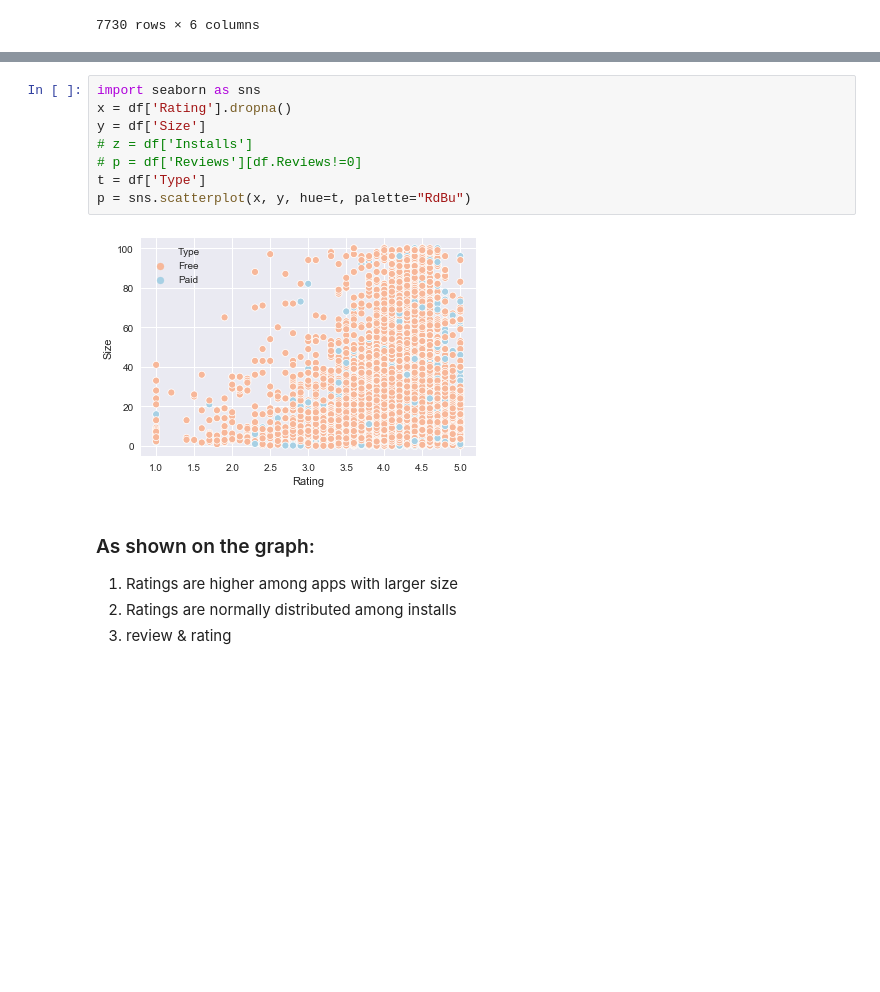
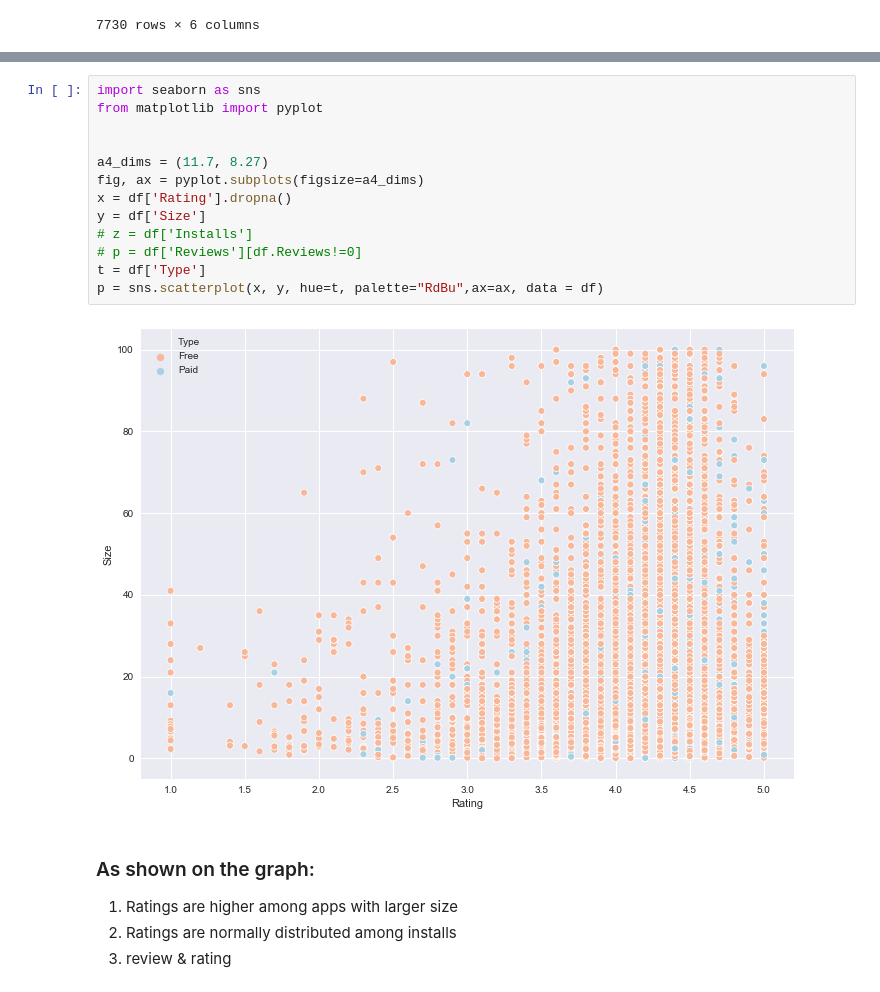
Before and after one commit to sherylwithans/potential-waddle, a Jupyter notebook: app_data_cleaning_final.ipynb, the cells around one changed output, grey strips where cells are left out. Cells and saved outputs as stored; diff of their text form; blank space fills up the shorter version.

```diff
--- a/app_data_cleaning_final.ipynb
+++ b/app_data_cleaning_final.ipynb
@@ -385,13 +385,18 @@ p = sns.pairplot(pd.DataFrame(list(zip(x, y,t)),
 # %%
 import seaborn as sns
+from matplotlib import pyplot
+
+
+a4_dims = (11.7, 8.27)
+fig, ax = pyplot.subplots(figsize=a4_dims)
 x = df['Rating'].dropna()
 y = df['Size']
 # z = df['Installs']
 # p = df['Reviews'][df.Reviews!=0]
 t = df['Type']
-p = sns.scatterplot(x, y, hue=t, palette="RdBu")
+p = sns.scatterplot(x, y, hue=t, palette="RdBu",ax=ax, data = df)
 # %% [output]
-[figure, old version]
+[figure, new version]
 # %% [markdown]
 ### As shown on the graph:
 1. Ratings are higher among apps with larger size
```
Also changed, not shown: parts of 9 cells of this notebook, 1 other file.
